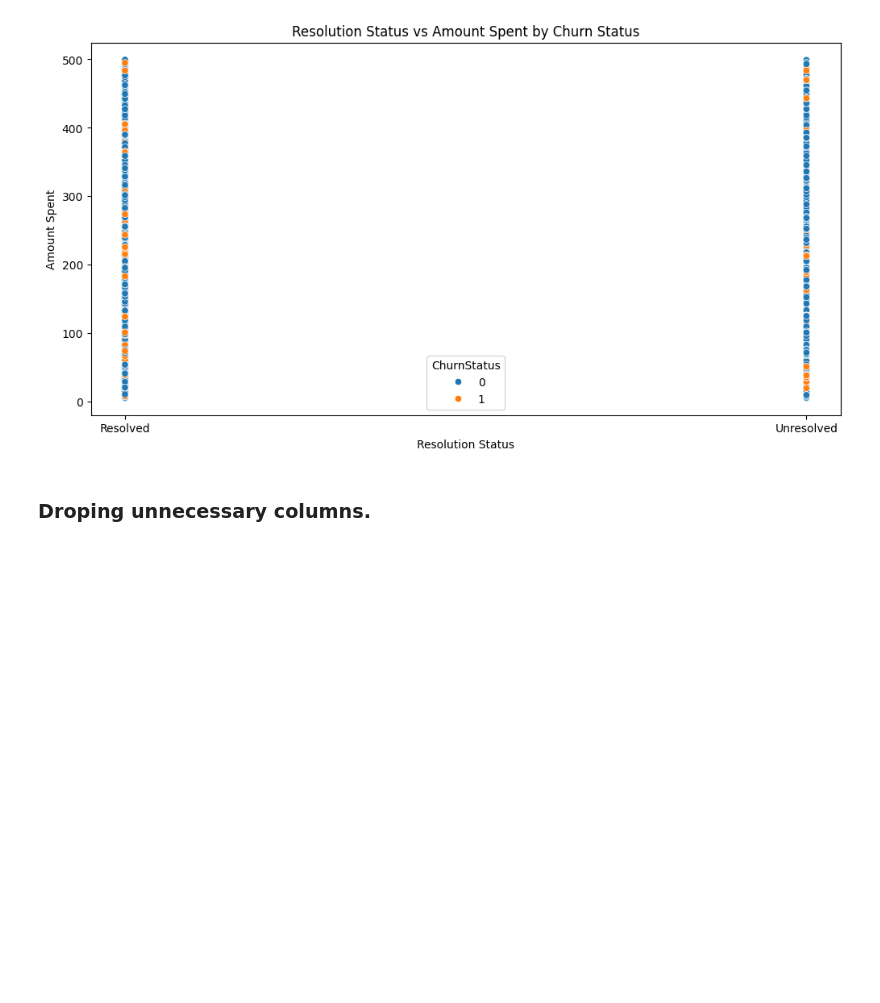
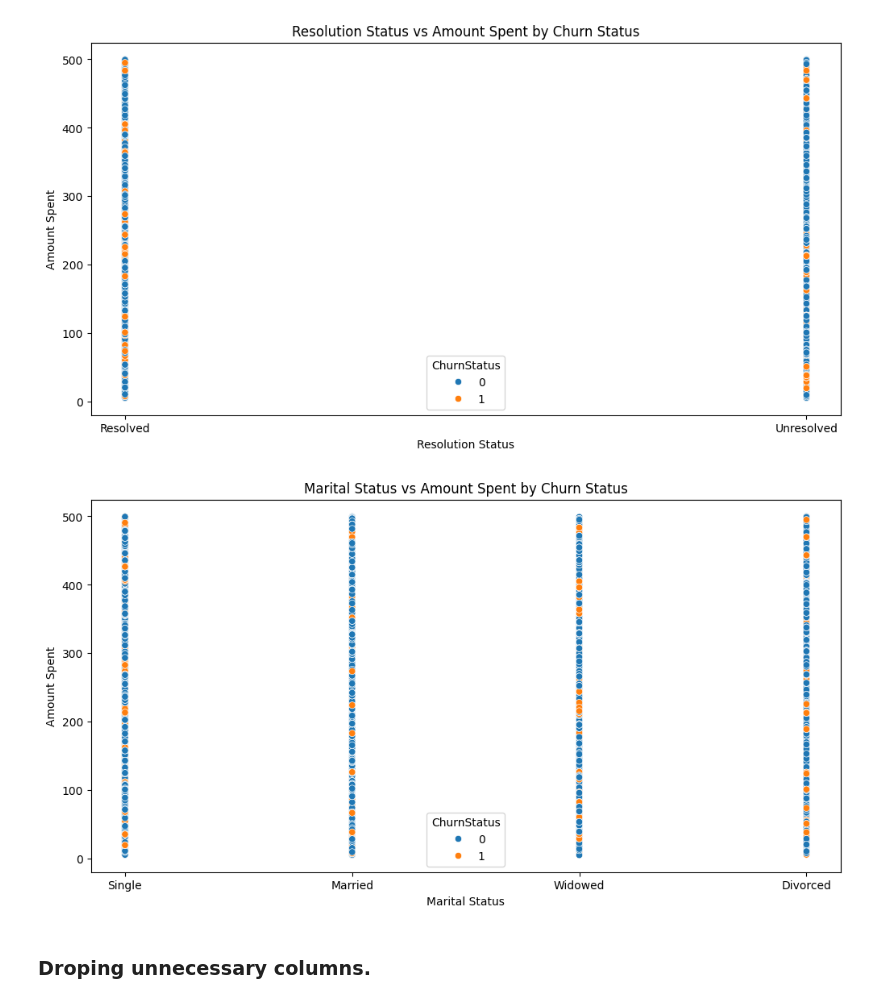
Before and after one commit to 87690ut/Virtual-Internships-Portfolio, a Jupyter notebook: Lloyds_Customer_Churn_Analysis/Llyods_Customer_Churn_Prediction-Analysis.ipynb, the cells around one changed output. Saved outputs shown, nothing was run; the diff lists cells and outputs as text; code cells hidden in the pictures; blank space fills up the shorter version.

Commit message:
relation between amount spent and marital status with churn.

```diff
--- a/Lloyds_Customer_Churn_Analysis/Llyods_Customer_Churn_Prediction-Analysis.ipynb
+++ b/Lloyds_Customer_Churn_Analysis/Llyods_Customer_Churn_Prediction-Analysis.ipynb
@@ -219,6 +219,15 @@ plt.ylabel('Amount Spent')
 plt.show()                             # Resolution Status vs Amount Spent by Churn Status
 # %% [output]
 [figure]
+# %%
+plt.figure(figsize=(12, 6))
+sns.scatterplot(data=df_finall, x = 'MaritalStatus', y = 'AmountSpent', hue = 'ChurnStatus')
+plt.title('Marital Status vs Amount Spent by Churn Status')
+plt.xlabel('Marital Status')
+plt.ylabel('Amount Spent')
+plt.show()                             # Marital Status vs Amount Spent by Churn Status
+# %% [output]
+[figure, added]
 # %% [markdown]
 ### Droping unnecessary columns.
 # %%
```
